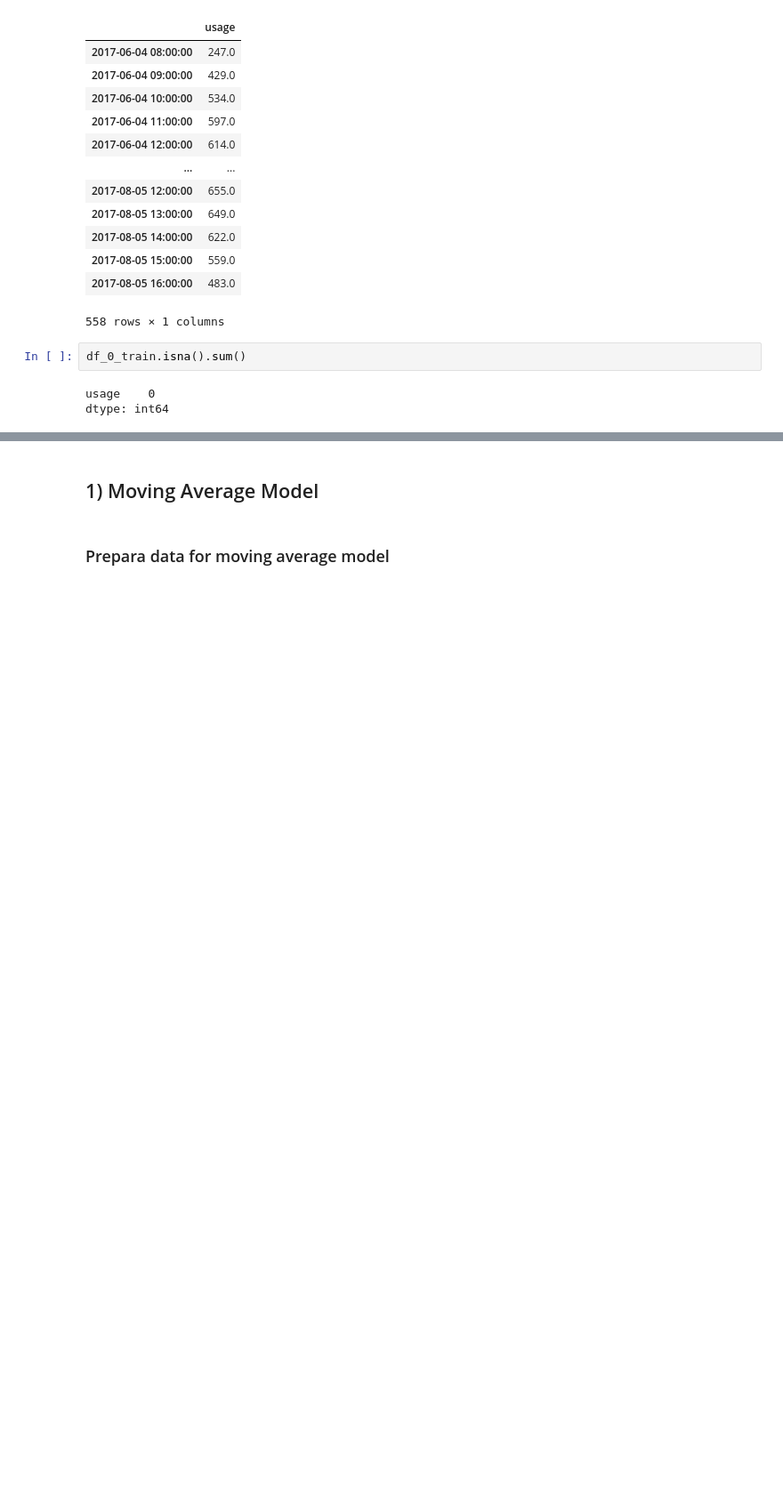
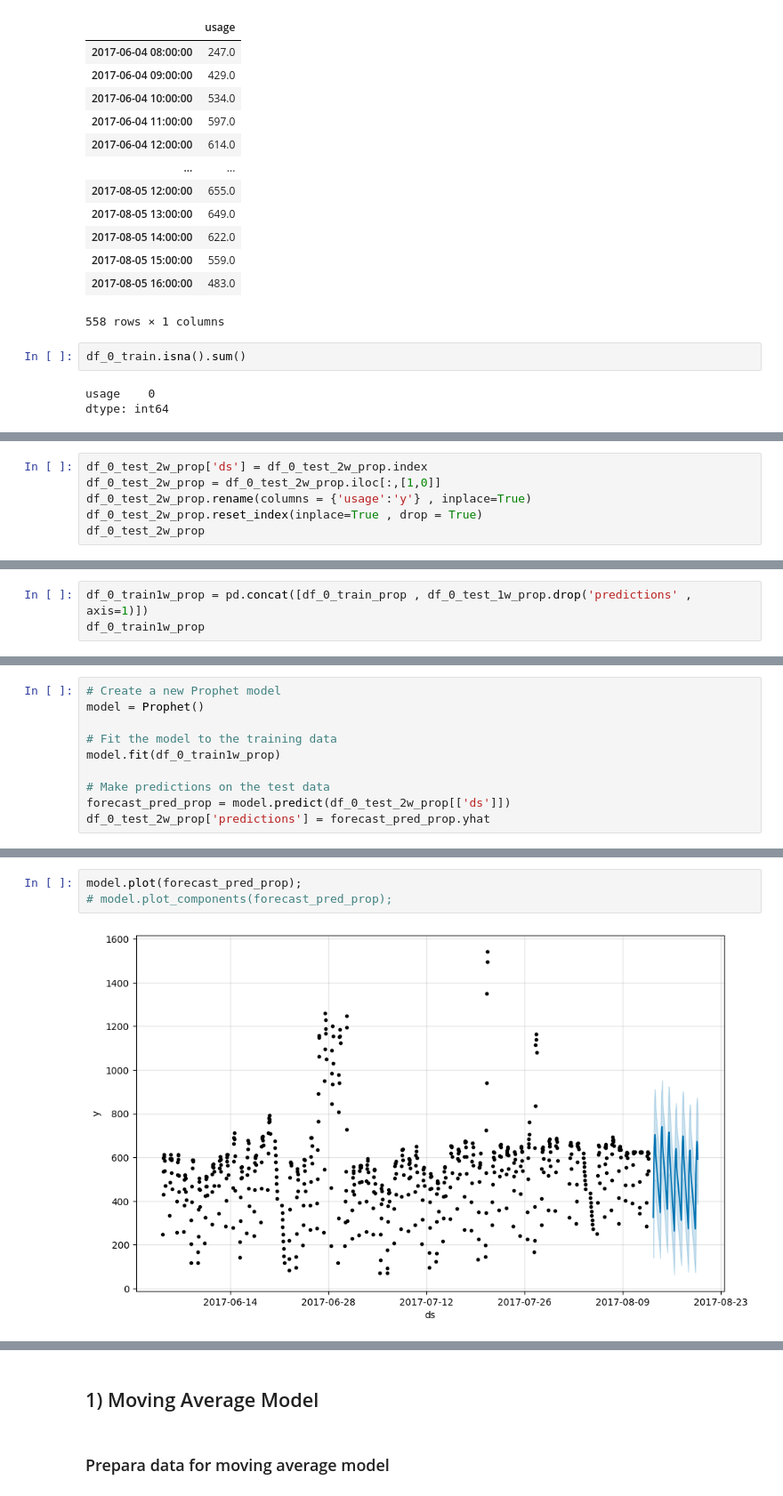
Before and after one commit to EmincanY/TimeSeriesModels-MunicipalityPredictions, a Jupyter notebook: Emincan_YILMAZ_interview.ipynb, the cells around one changed output, grey strips where cells are left out. Shown at 89% size. Drawn from its saved outputs; the diff is of its cells as text; blank space fills up the shorter version.

```diff
--- a/Emincan_YILMAZ_interview.ipynb
+++ b/Emincan_YILMAZ_interview.ipynb
@@ -1162,0 +1410,6 @@ dtype: int64
+# %%
+df_0_test_2w_prop['ds'] = df_0_test_2w_prop.index
+df_0_test_2w_prop = df_0_test_2w_prop.iloc[:,[1,0]]
+df_0_test_2w_prop.rename(columns = {'usage':'y'} , inplace=True)
+df_0_test_2w_prop.reset_index(inplace=True , drop = True)
+df_0_test_2w_prop
@@ -1162,0 +1487,3 @@ dtype: int64
+# %%
+df_0_train1w_prop = pd.concat([df_0_train_prop , df_0_test_1w_prop.drop('predictions' , axis=1)])
+df_0_train1w_prop
@@ -1162,0 +1524,10 @@ dtype: int64
+# %%
+# Create a new Prophet model
+model = Prophet()
+
+# Fit the model to the training data
+model.fit(df_0_train1w_prop)
+
+# Make predictions on the test data
+forecast_pred_prop = model.predict(df_0_test_2w_prop[['ds']])
+df_0_test_2w_prop['predictions'] = forecast_pred_prop.yhat
@@ -1162,0 +1553,5 @@ dtype: int64
+# %%
+model.plot(forecast_pred_prop);
+# model.plot_components(forecast_pred_prop);
+# %% [output]
+[figure, added]
```
Also changed, not shown: parts of 135 cells of this notebook.
